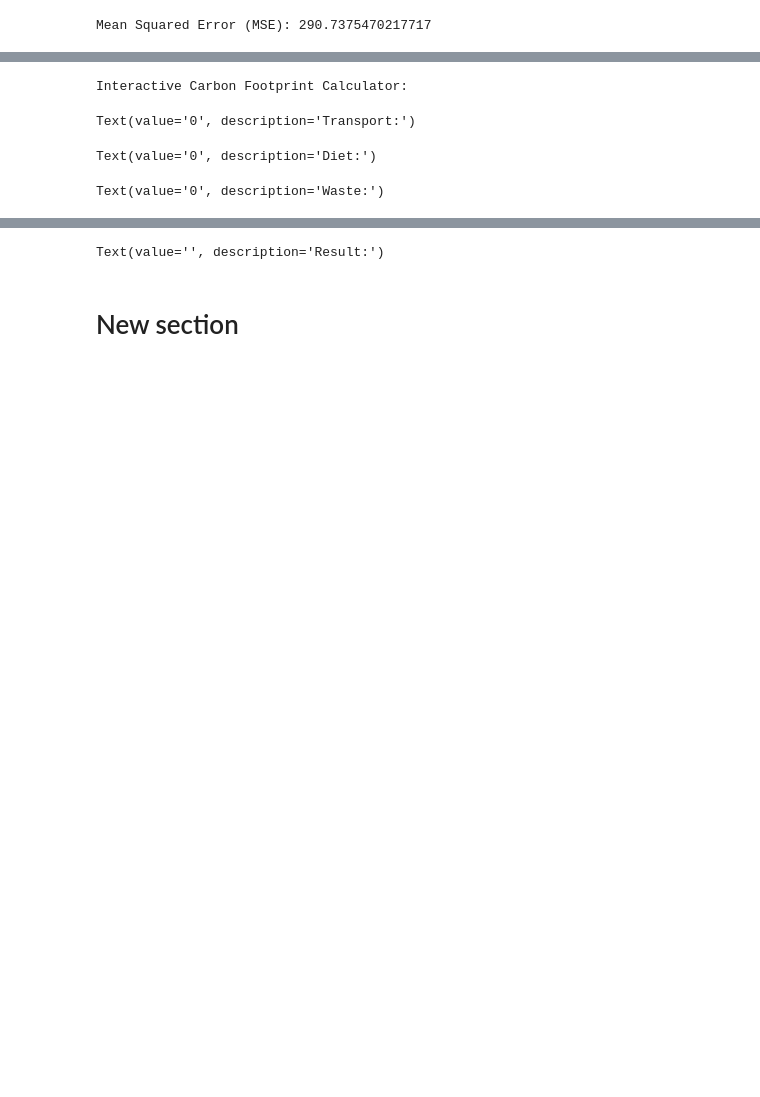
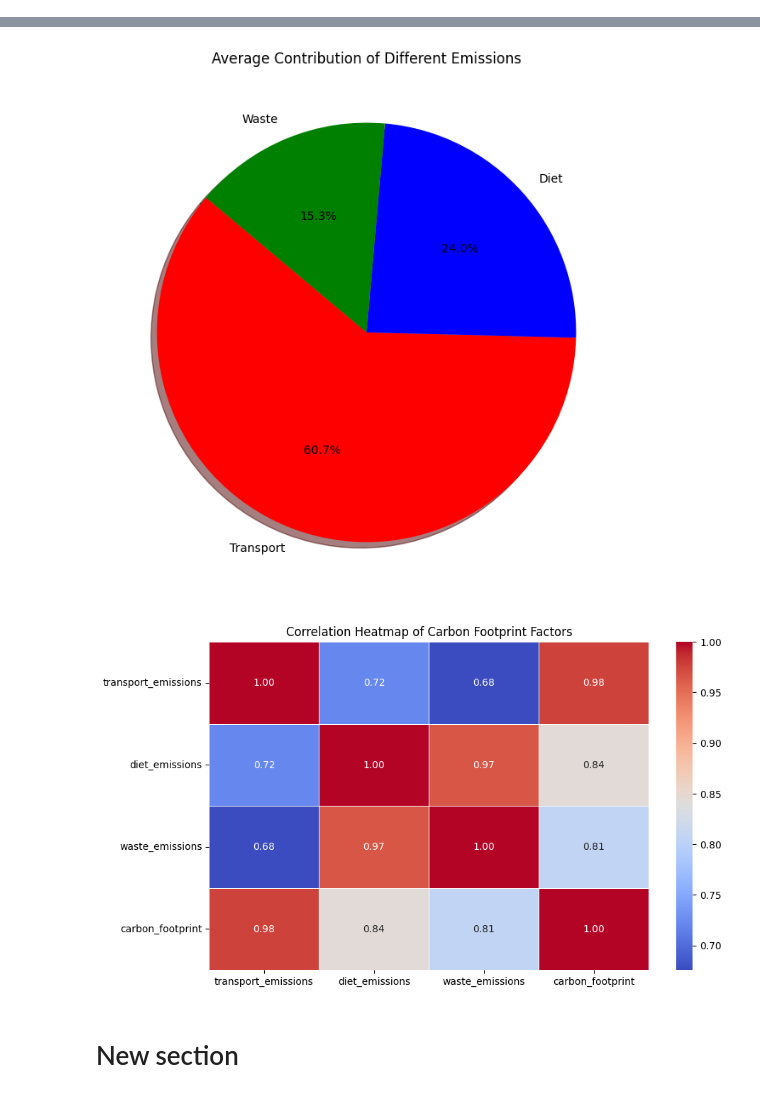
Before and after one commit to Bhavana-sl/Co2-emission-project, a Jupyter notebook: co2footprint.ipynb, the cells around one changed output, grey strips where cells are left out. Cells and saved outputs as stored; diff of their text form; code cells hidden in the pictures; blank space fills up the shorter version.

```diff
--- a/co2footprint.ipynb
+++ b/co2footprint.ipynb
@@ -3,13 +3,12 @@
 # %%
 import numpy as np
 import pandas as pd
+import matplotlib.pyplot as plt
+import seaborn as sns
 from sklearn.model_selection import train_test_split
 from sklearn.linear_model import LinearRegression
 from sklearn.preprocessing import StandardScaler
 from sklearn.metrics import mean_squared_error
-import matplotlib.pyplot as plt
-from IPython.display import display
-import ipywidgets as widgets
 
 # Load a dataset with more complexity (introducing noise and varied data)
 data = {
@@ -29,25 +28,19 @@ y = df["carbon_footprint"]
 # Split data into training and testing sets (80% train, 20% test)
 X_train, X_test, y_train, y_test = train_test_split(X, y, test_size=0.2, random_state=42)
 
-# Scaling features to reduce resource consumption during training
+# Scaling features
 scaler = StandardScaler()
 X_train_scaled = scaler.fit_transform(X_train)
 X_test_scaled = scaler.transform(X_test)
 
 # Use a lightweight model (Linear Regression)
 model = LinearRegression()
-
-# Train the model efficiently
 model.fit(X_train_scaled, y_train)
 
 # Predictions
 y_pred = model.predict(X_test_scaled)
 
-# Evaluate the model
-mse = mean_squared_error(y_test, y_pred)
-print("Mean Squared Error (MSE):", mse)
-
-# Visualize actual vs predicted carbon footprint with side-by-side bars
+# Visualizing actual vs predicted carbon footprint with bar chart
 plt.figure(figsize=(12, 6))
 bar_width = 0.35
 indices = np.arange(len(y_test))
@@ -63,36 +56,20 @@ plt.legend()
 plt.grid(axis='y', linestyle='--', alpha=0.7)
 plt.show()
 
-# Predicting Carbon Footprint for new data
-def predict_carbon_footprint(transport_emissions, diet_emissions, waste_emissions):
-    new_data = np.array([[transport_emissions, diet_emissions, waste_emissions]])
-    new_data_scaled = scaler.transform(new_data)
-    prediction = model.predict(new_data_scaled)
-    return prediction[0]
+# Pie chart for emissions contribution
+average_emissions = df.mean()
+labels = ["Transport", "Diet", "Waste"]
+sizes = [average_emissions["transport_emissions"], average_emissions["diet_emissions"], average_emissions["waste_emissions"]]
+colors = ['red', 'blue', 'green']
+plt.figure(figsize=(8, 8))
+plt.pie(sizes, labels=labels, autopct='%1.1f%%', colors=colors, startangle=140, shadow=True)
+plt.title("Average Contribution of Different Emissions")
+plt.show()
 
-# Interactive prediction widget
-def on_predict_button_clicked(b):
-    transport = float(transport_input.value)
-    diet = float(diet_input.value)
-    waste = float(waste_input.value)
-    prediction = predict_carbon_footprint(transport, diet, waste)
-    result_output.value = f"Predicted Carbon Footprint: {prediction:.2f} kg CO2"
-
-transport_input = widgets.Text(value='0', description='Transport:')
-diet_input = widgets.Text(value='0', description='Diet:')
-waste_input = widgets.Text(value='0', description='Waste:')
-
-predict_button = widgets.Button(description='Predict')
-result_output = widgets.Text(value='', description='Result:')
-
-predict_button.on_click(on_predict_button_clicked)
-
-print("Interactive Carbon Footprint Calculator:")
-display(transport_input, diet_input, waste_input, predict_button, result_output)
+# Heatmap for correlation matrix
+plt.figure(figsize=(10, 6))
+sns.heatmap(df.corr(), annot=True, cmap='coolwarm', fmt='.2f', linewidths=0.5)
+plt.title("Correlation Heatmap of Carbon Footprint Factors")
+plt.show()
 # %% [output]
-Mean Squared Error (MSE): 290.7375470217717
 [figure]
-Interactive Carbon Footprint Calculator:
-Text(value='0', description='Transport:')
-Text(value='0', description='Diet:')
-Text(value='0', description='Waste:')
@@ -100,3 +76,4 @@ Text(value='0', description='Waste:')
-Text(value='', description='Result:')
+[figure, added]
+[figure, added]
 # %% [markdown]
 # New section
```
Also changed, not shown: parts of 1 cell of this notebook.
